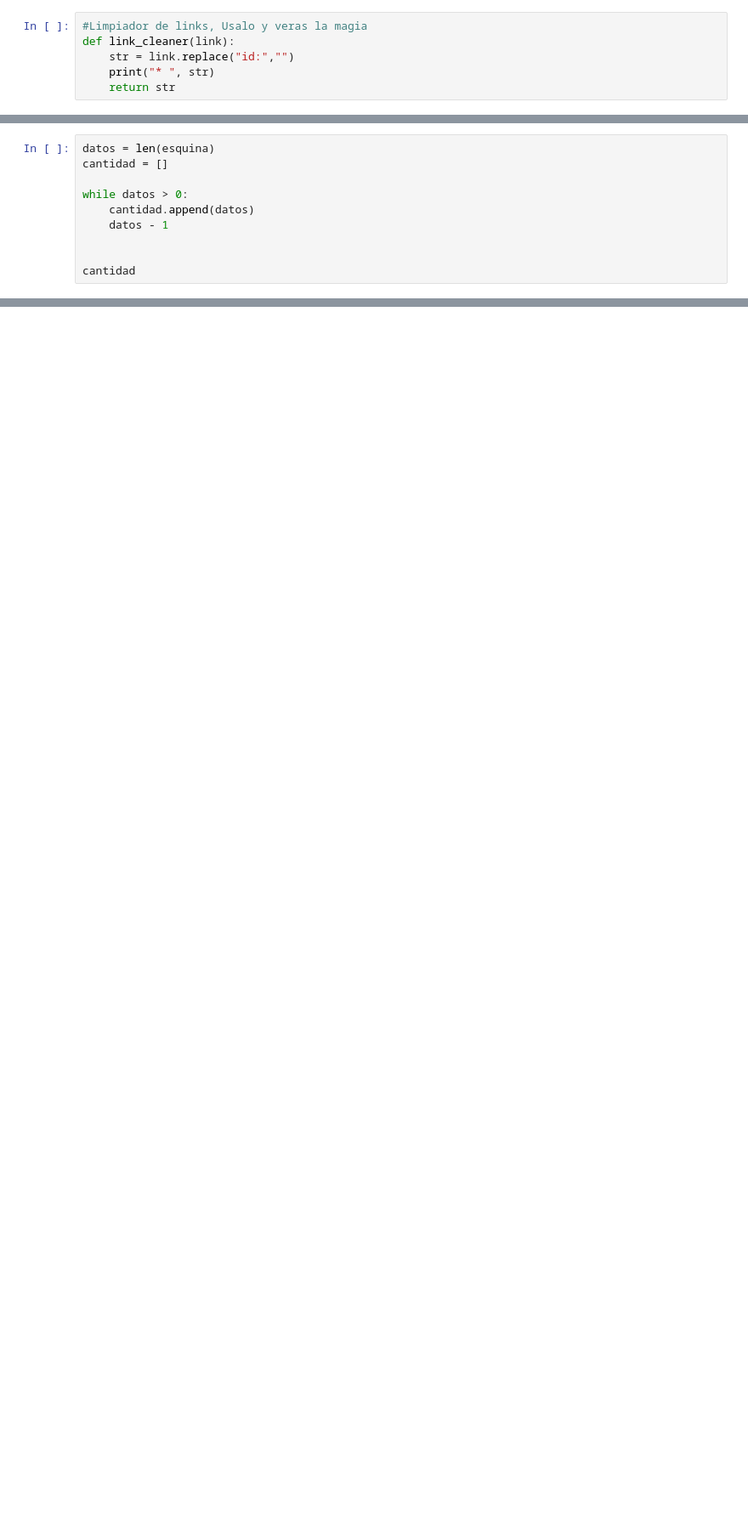
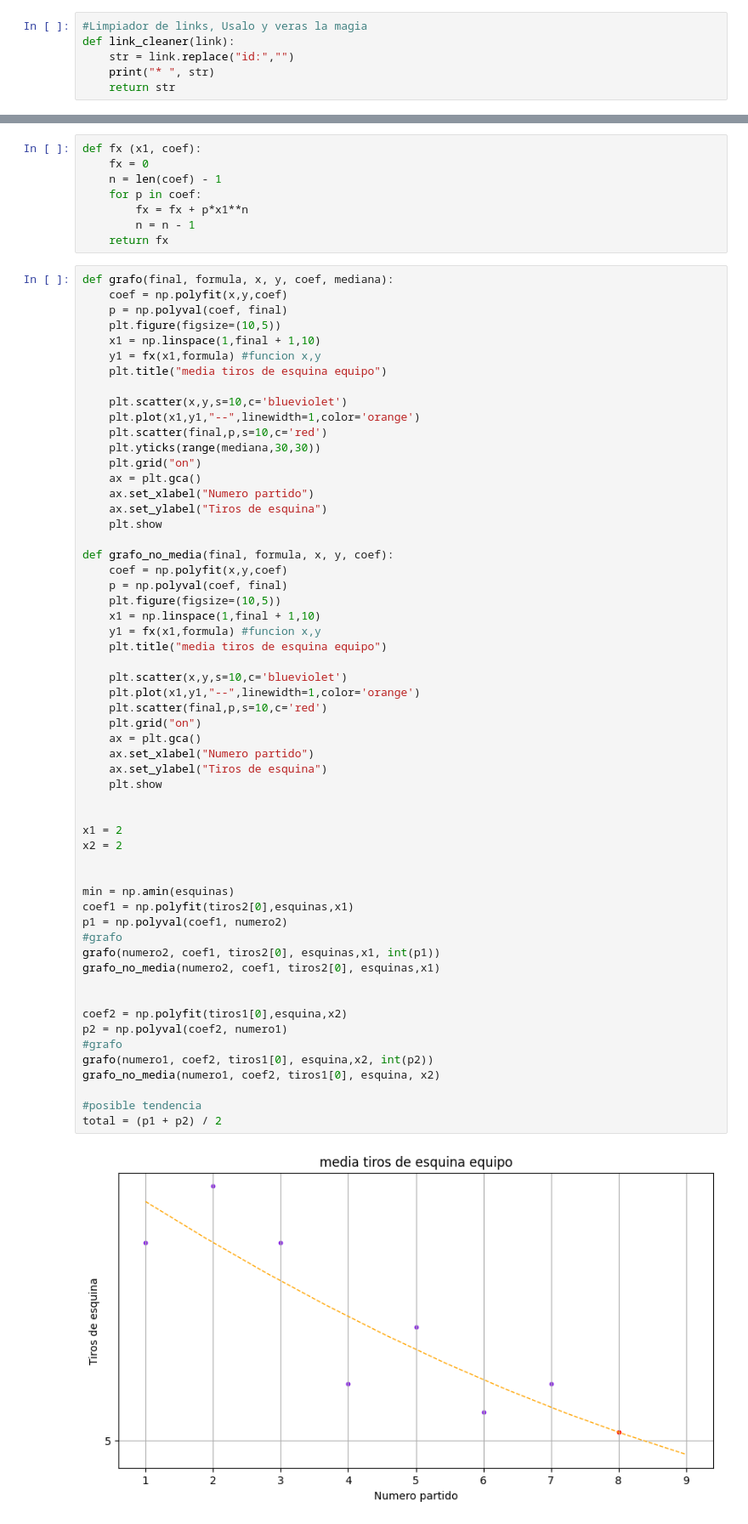
Before and after one commit to nikonikoni123/furboPlata, a Jupyter notebook: PrediccionCuadratica.ipynb, the cells around one changed output, grey strips where cells are left out. Shown at 85% size. Saved outputs shown, nothing was run; the diff lists cells and outputs as text; blank space fills up the shorter version.

```diff
--- a/PrediccionCuadratica.ipynb
+++ b/PrediccionCuadratica.ipynb
@@ -142,10 +176,0 @@ NameError: name 'scrap_corners_total' is not defined
-# %%
-datos = len(esquina)
-cantidad = []
-
-while datos > 0:
-    cantidad.append(datos)
-    datos - 1
-
-
-cantidad
@@ -153,0 +205,67 @@ NameError: name 'esquina' is not defined
+# %%
+def fx (x1, coef):
+    fx = 0
+    n = len(coef) - 1
+    for p in coef:
+        fx = fx + p*x1**n
+        n = n - 1
+    return fx
+# %%
+def grafo(final, formula, x, y, coef, mediana):
+    coef = np.polyfit(x,y,coef)
+    p = np.polyval(coef, final)
+    plt.figure(figsize=(10,5))
+    x1 = np.linspace(1,final + 1,10)
+    y1 = fx(x1,formula) #funcion x,y
+    plt.title("media tiros de esquina equipo")
+
+    plt.scatter(x,y,s=10,c='blueviolet')
+    plt.plot(x1,y1,"--",linewidth=1,color='orange')
+    plt.scatter(final,p,s=10,c='red')
+    plt.yticks(range(mediana,30,30))
+    plt.grid("on")
+    ax = plt.gca()
+    ax.set_xlabel("Numero partido")
+    ax.set_ylabel("Tiros de esquina")
+    plt.show
+
+def grafo_no_media(final, formula, x, y, coef):
+    coef = np.polyfit(x,y,coef)
+    p = np.polyval(coef, final)
+    plt.figure(figsize=(10,5))
+    x1 = np.linspace(1,final + 1,10)
+    y1 = fx(x1,formula) #funcion x,y
+    plt.title("media tiros de esquina equipo")
+
+    plt.scatter(x,y,s=10,c='blueviolet')
+    plt.plot(x1,y1,"--",linewidth=1,color='orange')
+    plt.scatter(final,p,s=10,c='red')
+    plt.grid("on")
+    ax = plt.gca()
+    ax.set_xlabel("Numero partido")
+    ax.set_ylabel("Tiros de esquina")
+    plt.show
+
+
+x1 = 2
+x2 = 2
+
+
+min = np.amin(esquinas)
+coef1 = np.polyfit(tiros2[0],esquinas,x1)
+p1 = np.polyval(coef1, numero2)
+#grafo
+grafo(numero2, coef1, tiros2[0], esquinas,x1, int(p1))
+grafo_no_media(numero2, coef1, tiros2[0], esquinas,x1)
+
+
+coef2 = np.polyfit(tiros1[0],esquina,x2)
+p2 = np.polyval(coef2, numero1)
+#grafo
+grafo(numero1, coef2, tiros1[0], esquina,x2, int(p2))
+grafo_no_media(numero1, coef2, tiros1[0], esquina, x2)
+
+#posible tendencia
+total = (p1 + p2) / 2
+# %% [output]
+[figure, added]
```
Also changed, not shown: parts of 6 cells of this notebook.
